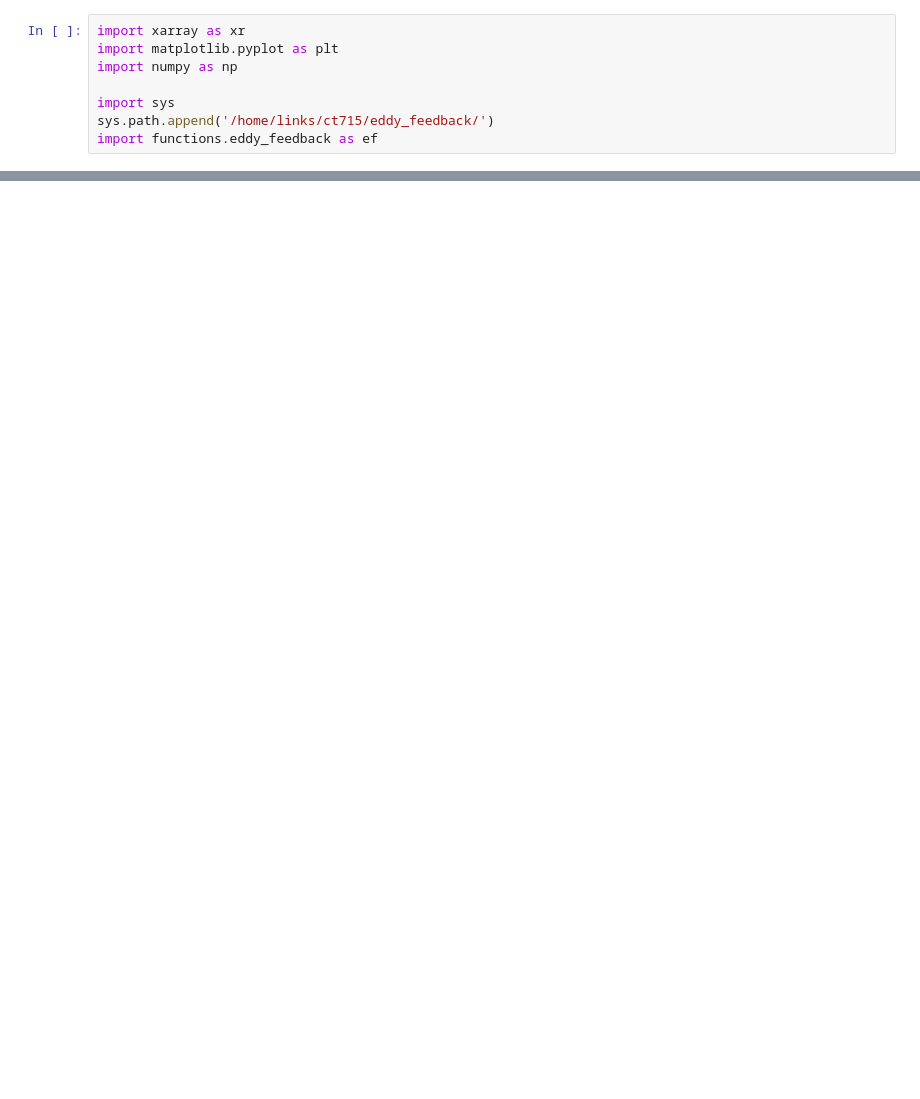
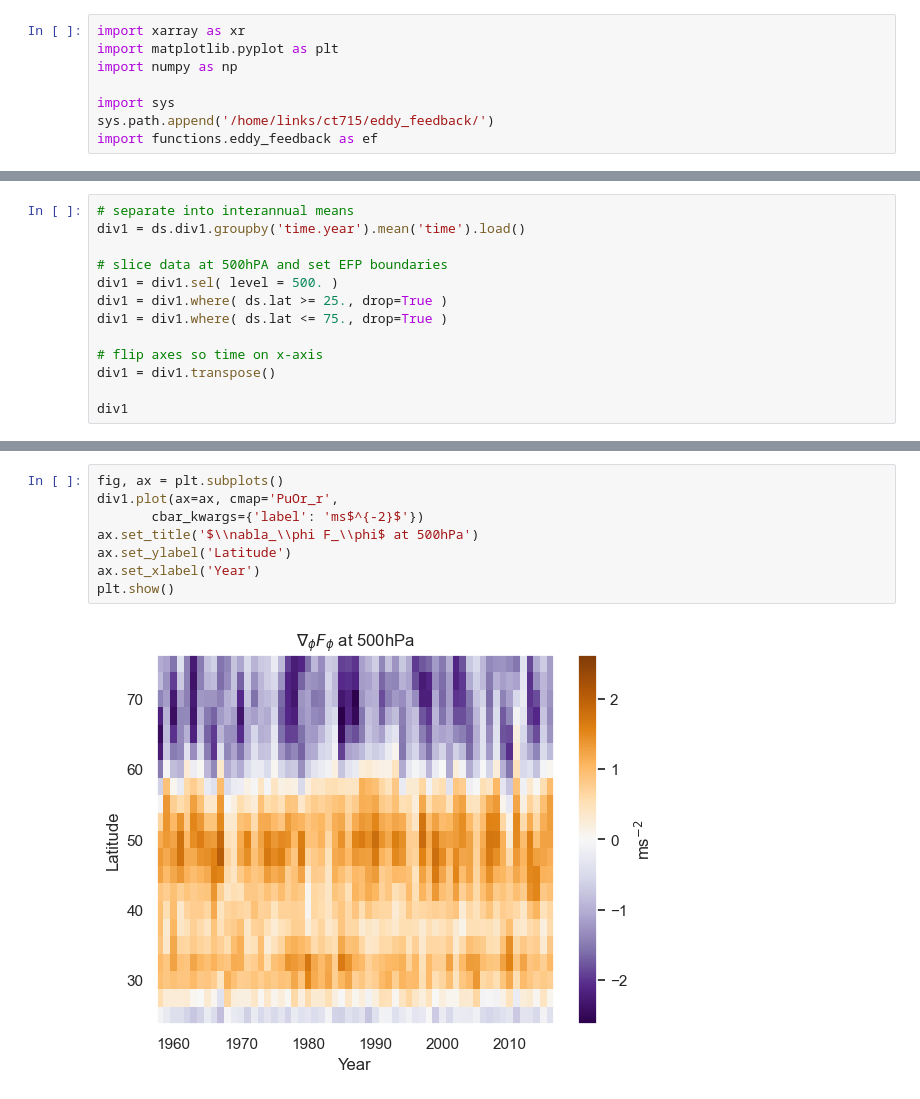
Before and after one commit to Caturrell/eddy_feedback, a Jupyter notebook: research/saffin/saffin.ipynb, the cells around one changed output, grey strips where cells are left out. Saved outputs shown, nothing was run; the diff lists cells and outputs as text; blank space fills up the shorter version.

```diff
--- a/research/saffin/saffin.ipynb
+++ b/research/saffin/saffin.ipynb
@@ -54,0 +86,13 @@ Coordinates:
+# %%
+# separate into interannual means
+div1 = ds.div1.groupby('time.year').mean('time').load()
+
+# slice data at 500hPA and set EFP boundaries
+div1 = div1.sel( level = 500. )
+div1 = div1.where( ds.lat >= 25., drop=True )
+div1 = div1.where( ds.lat <= 75., drop=True )
+
+# flip axes so time on x-axis
+div1 = div1.transpose()
+
+div1
@@ -54,0 +118,10 @@ Coordinates:
+# %%
+fig, ax = plt.subplots()
+div1.plot(ax=ax, cmap='PuOr_r',
+       cbar_kwargs={'label': 'ms$^{-2}$'})
+ax.set_title('$\\nabla_\\phi F_\\phi$ at 500hPa')
+ax.set_ylabel('Latitude')
+ax.set_xlabel('Year')
+plt.show()
+# %% [output]
+[figure, added]
```
Also changed, not shown: parts of 12 cells of this notebook.
